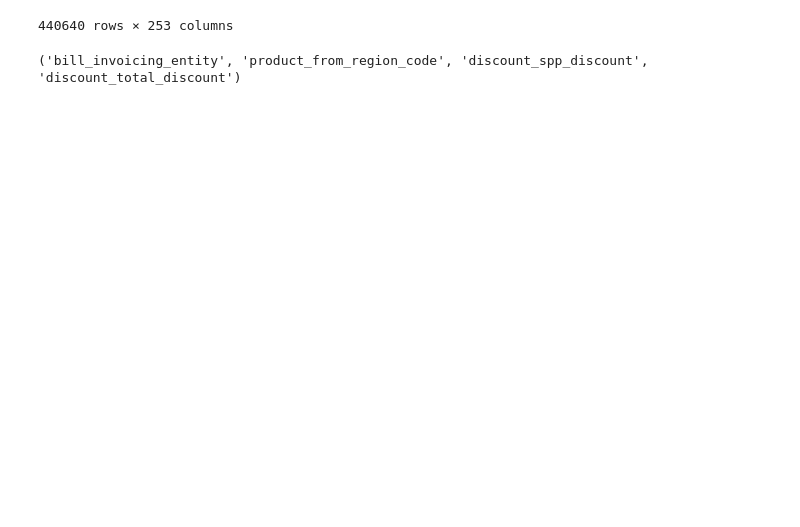
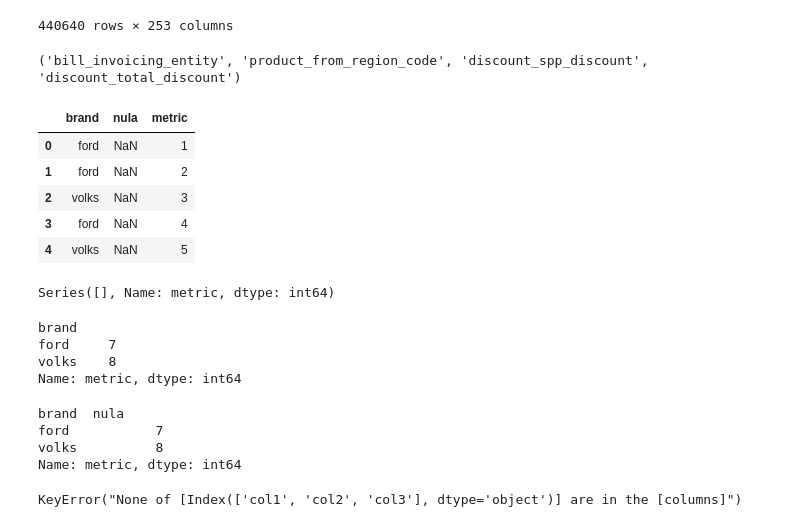
Before and after one commit to Azankiev/Kedro-pipeline, a Jupyter notebook: notebooks/06_debug_old_s3_cur.ipynb, the cells around one changed output. Cells and saved outputs as stored; diff of their text form; code cells hidden in the pictures; blank space fills up the shorter version.

```diff
--- a/notebooks/06_debug_old_s3_cur.ipynb
+++ b/notebooks/06_debug_old_s3_cur.ipynb
@@ -82,3 +83,51 @@ except KeyError as e:
     print(e)
 # %% [output]
 ('bill_invoicing_entity', 'product_from_region_code', 'discount_spp_discount', 'discount_total_discount')
+# %%
+df = pd.DataFrame({
+    'brand': ['ford', 'ford', 'volks', 'ford', 'volks'],
+    'nula': [np.nan, np.nan, np.nan, np.nan, np.nan],
+    'metric': [1, 2, 3, 4, 5]
+})
+
+df
+# %% [output]
+|  | brand | nula | metric |
+| 0 | ford | NaN | 1 |
+| 1 | ford | NaN | 2 |
+| 2 | volks | NaN | 3 |
+| 3 | ford | NaN | 4 |
+| 4 | volks | NaN | 5 |
+# %%
+df.groupby(by=['brand', 'nula'])['metric'].sum()
+# %% [output]
+Series([], Name: metric, dtype: int64)
+# %%
+df.groupby(by=['brand'])['metric'].sum()
+# %% [output]
+brand
+ford     7
+volks    8
+Name: metric, dtype: int64
+# %%
+df2 = pd.DataFrame({
+    'brand': ['ford', 'ford', 'volks', 'ford', 'volks'],
+    'nula': ['', '', '', '', ''],
+    'metric': [1, 2, 3, 4, 5]
+})
+
+df2.groupby(by=['brand', 'nula'])['metric'].sum()
+# %% [output]
+brand  nula
+ford           7
+volks          8
+Name: metric, dtype: int64
+# %%
+try:
+    df2[['col1', 'col2', 'col3']]
+except KeyError as e:
+    error = e
+
+error
+# %% [output]
+KeyError("None of [Index(['col1', 'col2', 'col3'], dtype='object')] are in the [columns]")
```
Also changed, not shown: parts of 6 cells of this notebook, 8 other files.
